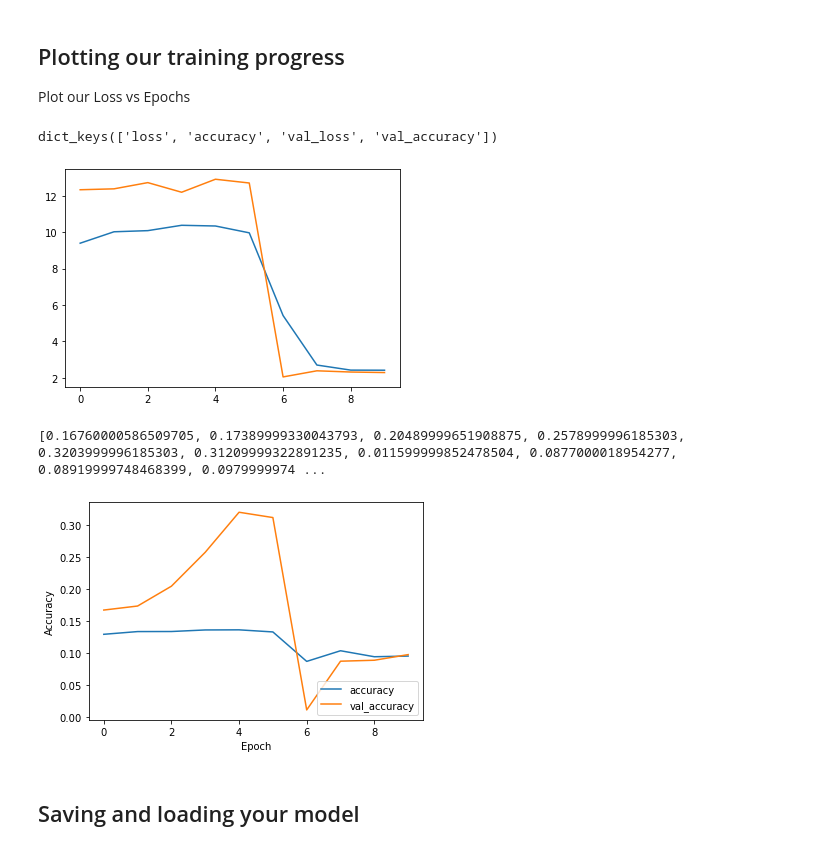
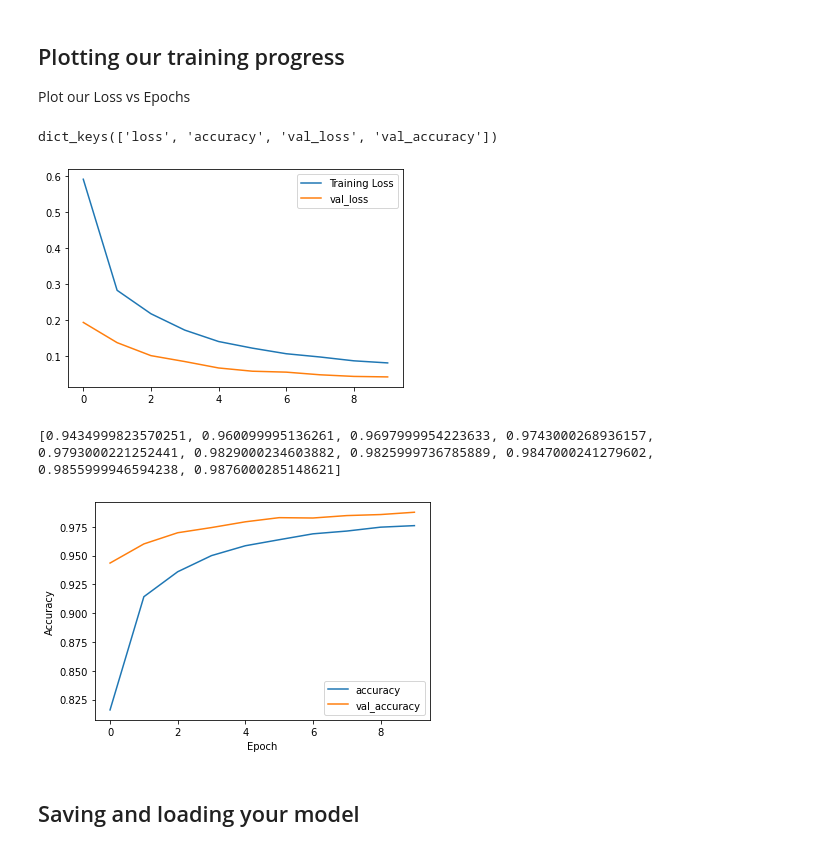
Before and after one commit to NikFloden/Art-Style-Transfer-Using-Neural-Networks, a Jupyter notebook: 1.1 Partial Solution.ipynb, the cells around one changed output. Drawn from its saved outputs; the diff is of its cells as text; code cells hidden in the pictures.

```diff
--- a/1.1 Partial Solution.ipynb
+++ b/1.1 Partial Solution.ipynb
@@ -105,4 +105,6 @@ y_test = to_categorical(y_test)
 # Let's count the number columns in our hot encoded matrix
 print(shape(y_train))
 print(shape(y_test))
+
+num_classes = y_test.shape[1]
 # %% [output]
@@ -113,47 +115,51 @@ print(shape(y_test))
 
 ![alt text](https://raw.githubusercontent.com/rajeevratan84/MasterOpenCV/master/CNN2.JPG "Our Convolutional Neural Network")
 # %%
-from tensorflow.keras import models
-from tensorflow.keras import layers
+from tensorflow.keras.models import Sequential
+from tensorflow.keras.layers import Dense, Dropout, Flatten
+from tensorflow.keras.layers import Conv2D, MaxPooling2D
+from tensorflow.keras import backend as K
+from tensorflow.keras.optimizers import SGD
+
 # create model
-model = models.Sequential()
+model = Sequential()
 
 # Our First Convolution Layer, Filter size 32 which reduces our layer size to 26 x 26 x 32
 # We use ReLU activation and specify our input_shape which is 28 x 28 x 1
-model.add(layers.Conv2D(32, kernel_size=(3, 3), activation='relu', input_shape=input_shape))
+model.add(Conv2D(32, kernel_size=(3, 3), activation='relu', input_shape=input_shape))
 
 # Our Second Convolution Layer, Filter size 64 which reduces our layer size to 24 x 24 x 64
-model.add(layers.Conv2D(64, kernel_size=(3,3), activation='relu'))
+model.add(Conv2D(64, (3, 3), activation='relu'))
 
 # We use MaxPooling with a kernel size of 2 x 2, this reduces our size to 12 x 12 x 64
-model.add(layers.MaxPooling2D((2,2)))
+model.add(MaxPooling2D(pool_size=(2, 2)))
 
 # We use a dropout P setting of 0.25 to reduce overfitting
-model.add(layers.Dropout(0.25))
+model.add(Dropout(0.25))
 
 # We then Flatten our tensor object before input into our Dense Layer
 # A flatten operation on a tensor reshapes the tensor to have the shape that is
 # equal to the number of elements contained in tensor
 # In our CNN it goes from 12 * 12 * 64 to 9216 * 1
-model.add(layers.Flatten())
+model.add(Flatten())
 
 # We connect this layer to a Fully Connected/Dense layer of size 1 * 128
-model.add(layers.Dense(1*128))
+model.add(Dense(128, activation='relu'))
 
 # We use another Dropout layer
-model.add(layers.Dropout(0.5))
+model.add(Dropout(0.5))
 
 # We create our final Fully Connected/Dense layer with an output for each class (10)
-model.add(layers.Dense(10))
+model.add(Dense(num_classes, activation='softmax'))
 
 # We compile our model, this creates an object that stores the model we just created
 # We set our Optimizer to use Stochastic Gradient Descent (learning rate of 0.01)
 # We set our loss function to be categorical_crossentropy as it's suitable for multiclass problems
 # Finally, the metrics (What we judge our performance on) to be accuracy
-model.compile(optimizer='SGD',
-             loss='categorical_crossentropy',
-              metrics=['accuracy'])
+model.compile(loss = 'categorical_crossentropy',
+              optimizer = SGD(0.01),
+              metrics = ['accuracy'])
 
 # We can use the summary function to display our model layers and parameters
-model.summary()
+print(model.summary())
 # %% [output]
@@ -214,21 +223,22 @@ Plot our Loss vs Epochs
 # %%
 # Plotting our loss charts
 
 # Use the History object we created to get our saved performance results
 print(history.history.keys())
 
 # Extract the loss and validation losses
 loss = history.history['loss']
 val_loss = history.history['val_loss']
 # Get the number of epochs and create an array up to that number using range()
 epoch_range = range(epochs)
 # Plot line charts for both Validation and Training Loss
 plt.plot(loss, label = 'Training Loss')
 plt.plot(val_loss, label = 'val_loss')
+plt.legend()
 plt.show()
 # %% [output]
 dict_keys(['loss', 'accuracy', 'val_loss', 'val_accuracy'])
-[figure, old version]
+[figure, new version]
 # %%
 accuracy = history.history['accuracy']
 val_accuracy = history.history['val_accuracy']
@@ -242,8 +252,8 @@ plt.legend(loc='lower right')
 
 plt.show()
 # %% [output]
-[0.16760000586509705, 0.17389999330043793, 0.20489999651908875, 0.2578999996185303, 0.3203999996185303, 0.31209999322891235, 0.011599999852478504, 0.0877000018954277, 0.08919999748468399, 0.0979999974 ...
+[0.9434999823570251, 0.960099995136261, 0.9697999954223633, 0.9743000268936157, 0.9793000221252441, 0.9829000234603882, 0.9825999736785889, 0.9847000241279602, 0.9855999946594238, 0.9876000285148621]
-[figure, old version]
+[figure, new version]
 # %% [markdown]
 ## Saving and loading your model
 # %%
```
Also changed, not shown: parts of 5 cells of this notebook.
